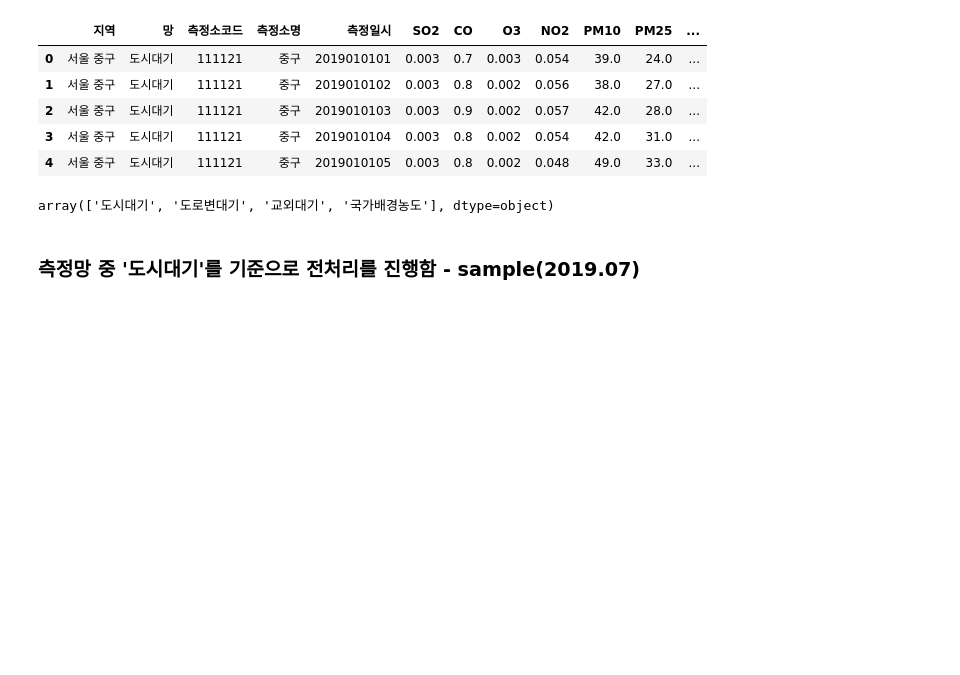
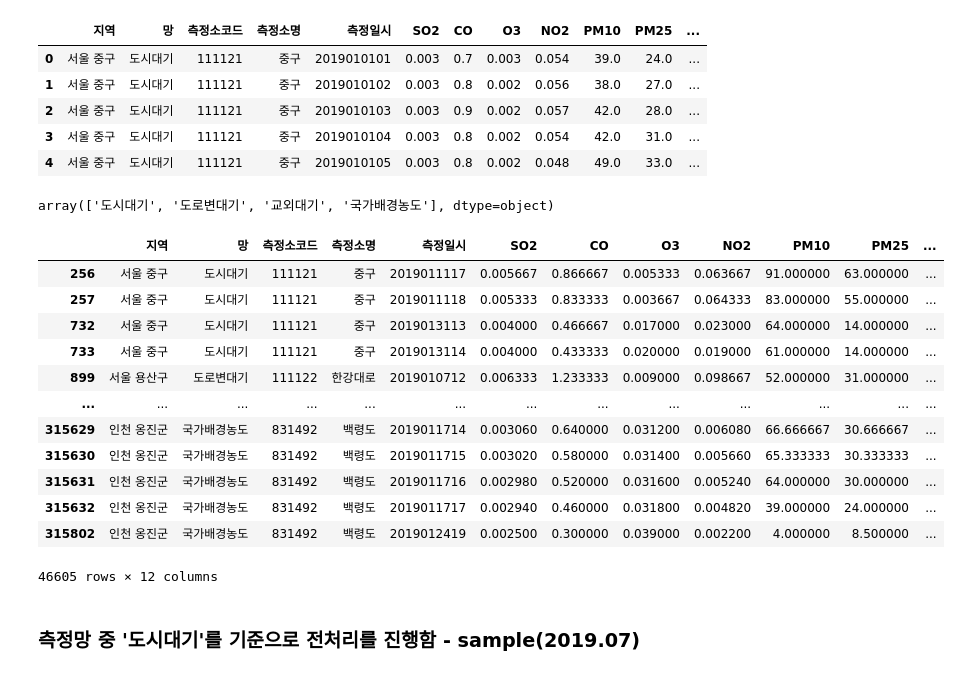
Before and after one commit to Yeeun-Lee/big_contest_2020, a Jupyter notebook: prep/micro_dust_sample.ipynb, the cells around one changed output. Drawn from its saved outputs; the diff is of its cells as text; code cells hidden in the pictures; blank space fills up the shorter version.

```diff
--- a/prep/micro_dust_sample.ipynb
+++ b/prep/micro_dust_sample.ipynb
@@ -36,6 +36,26 @@ sample.head()
 sample['망'].unique()
 # %% [output]
 array(['도시대기', '도로변대기', '교외대기', '국가배경농도'], dtype=object)
+# %%
+na = sample[pd.isnull(sample).any(axis=1)].index
+# %%
+sample1 = sample.interpolate(method='values')
+# %%
+sample1.iloc[list(na)]
+# %% [output]
+|  | 지역 | 망 | 측정소코드 | 측정소명 | 측정일시 | SO2 | CO | O3 | NO2 | PM10 | PM25 | ... |
+| 256 | 서울 중구 | 도시대기 | 111121 | 중구 | 2019011117 | 0.005667 | 0.866667 | 0.005333 | 0.063667 | 91.000000 | 63.000000 | ... |
+| 257 | 서울 중구 | 도시대기 | 111121 | 중구 | 2019011118 | 0.005333 | 0.833333 | 0.003667 | 0.064333 | 83.000000 | 55.000000 | ... |
+| 732 | 서울 중구 | 도시대기 | 111121 | 중구 | 2019013113 | 0.004000 | 0.466667 | 0.017000 | 0.023000 | 64.000000 | 14.000000 | ... |
+| 733 | 서울 중구 | 도시대기 | 111121 | 중구 | 2019013114 | 0.004000 | 0.433333 | 0.020000 | 0.019000 | 61.000000 | 14.000000 | ... |
+| 899 | 서울 용산구 | 도로변대기 | 111122 | 한강대로 | 2019010712 | 0.006333 | 1.233333 | 0.009000 | 0.098667 | 52.000000 | 31.000000 | ... |
+| ... | ... | ... | ... | ... | ... | ... | ... | ... | ... | ... | ... | ... |
+| 315629 | 인천 옹진군 | 국가배경농도 | 831492 | 백령도 | 2019011714 | 0.003060 | 0.640000 | 0.031200 | 0.006080 | 66.666667 | 30.666667 | ... |
+| 315630 | 인천 옹진군 | 국가배경농도 | 831492 | 백령도 | 2019011715 | 0.003020 | 0.580000 | 0.031400 | 0.005660 | 65.333333 | 30.333333 | ... |
+| 315631 | 인천 옹진군 | 국가배경농도 | 831492 | 백령도 | 2019011716 | 0.002980 | 0.520000 | 0.031600 | 0.005240 | 64.000000 | 30.000000 | ... |
+| 315632 | 인천 옹진군 | 국가배경농도 | 831492 | 백령도 | 2019011717 | 0.002940 | 0.460000 | 0.031800 | 0.004820 | 39.000000 | 24.000000 | ... |
+| 315802 | 인천 옹진군 | 국가배경농도 | 831492 | 백령도 | 2019012419 | 0.002500 | 0.300000 | 0.039000 | 0.002200 | 4.000000 | 8.500000 | ... |
+46605 rows × 12 columns
 # %% [markdown]
 ### 측정망 중 '도시대기'를 기준으로 전처리를 진행함 - sample(2019.07)
 # %%
```
Also changed, not shown: 1 other file.
